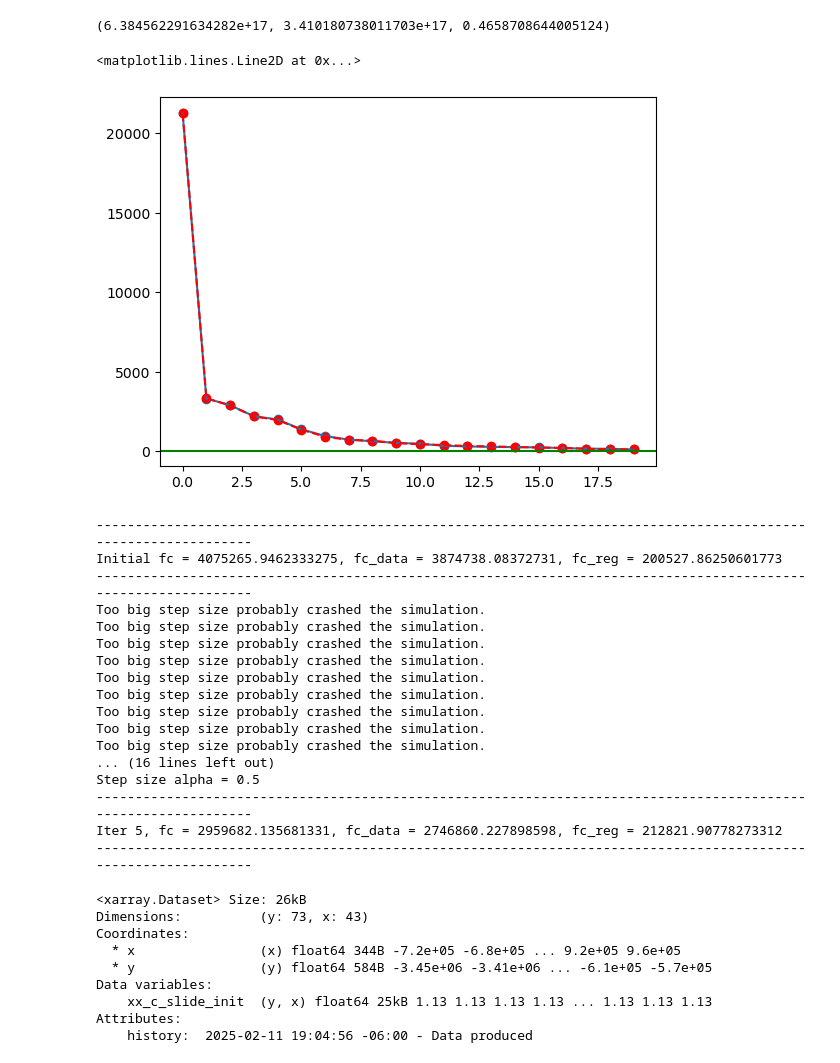
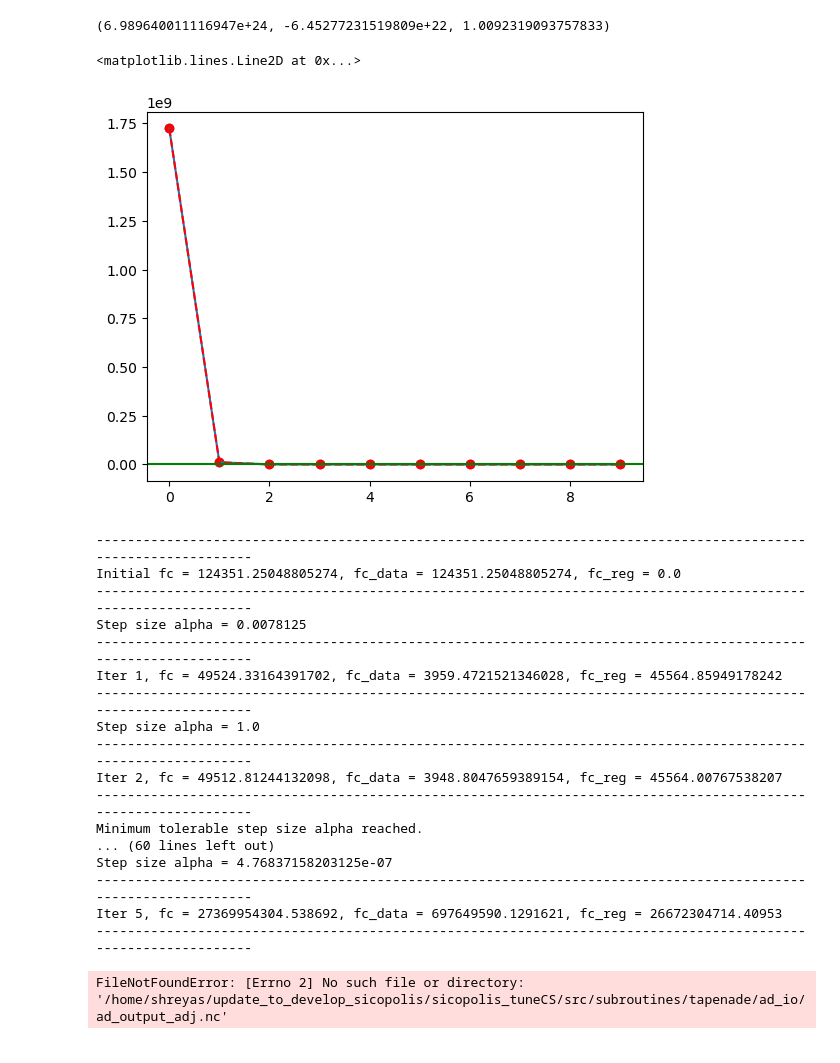
Before and after one commit to Shreyas911/pySICOPOLIS, a Jupyter notebook: examples/jupyter_notebooks/optim_tuneCS.ipynb, the cells around one changed output. Cells and saved outputs as stored; diff of their text form; code cells hidden in the pictures.

Commit message:
Adding vs_uncert uncertainty field in tuneCS.

```diff
--- a/examples/jupyter_notebooks/optim_tuneCS.ipynb
+++ b/examples/jupyter_notebooks/optim_tuneCS.ipynb
@@ -11,6 +11,7 @@ sys.path.append('/home/shreyas/pySICOPOLIS/src')
 from pySICOPOLIS import *
 # %%
 surfvel_data_40kms = xr.open_dataset("/scratch2/shreyas/GrIS_paleo_data/surfvel_data_40kms.nc")
+vs_uncert_data = surfvel_data_40kms["vs_uncert"].data
 # %%
 sicopolis_dir = '/home/shreyas/update_to_develop_sicopolis/sicopolis_tuneCS'
 simulation = 'grl40_bm5_paleo17a_nudged_CT4_BH0_SVC_m21ka_pkp'
@@ -54,13 +55,13 @@ dict_params_coords = {"time_ad": time_ad,
                "x": xModel40}
 dict_params_attrs_type = {"xx_c_slide_init": "nodiff"}
 dict_params_fields_or_scalars = {"xx_c_slide_init": "field"}
-dict_masks_observables = {"vs": None}
+dict_masks_observables = {"vs": vs_uncert_data**(-2)}
 
-prior_alpha = 1.0
+prior_alpha = 10000.0
 prior_delta_z_scaler = 1.0
 dict_prior_sigmas = {"xx_c_slide_init": None}
-dict_prior_gammas = {"xx_c_slide_init": 10000.0}
-dict_prior_deltas = {"xx_c_slide_init": 10.0}
+dict_prior_gammas = {"xx_c_slide_init": 1.0}
+dict_prior_deltas = {"xx_c_slide_init": 0.000001}
 # %%
 DA = optim_new.DataAssimilation(sicopolis_dir, simulation,
                                 dict_sico_out_folder_prefixes, dict_ad_exec_cmds_suffixes,
@@ -284,22 +285,22 @@ Attributes:
 # %%
-sigma_B_squared, sigma_P_squared, delta_sigma_qoi_squared = DA.forward_uq_propagation(10, 10)
+sigma_B_squared, sigma_P_squared, delta_sigma_qoi_squared = DA.forward_uq_propagation(5, 5)
 sigma_B_squared, sigma_P_squared, delta_sigma_qoi_squared
 # %% [output]
-(6.384562291634282e+17, 3.410180738011703e+17, 0.4658708644005124)
+(6.989640011116947e+24, -6.45277231519809e+22, 1.0092319093757833)
 # %%
-U_misfit, Lambda_misfit = DA.revd(10, 10, mode = "misfit_prior_precond")
-U_full, Lambda_full = DA.revd(10, 10, mode = "full_prior_precond")
+U_misfit, Lambda_misfit = DA.revd(5, 5, mode = "misfit_prior_precond")
+U_full, Lambda_full = DA.revd(5, 5, mode = "full_prior_precond")
 
 plt.scatter(np.arange(Lambda_misfit.shape[0]), np.sort(Lambda_misfit)[::-1])
 plt.plot(np.sort(Lambda_misfit)[::-1])
 
 plt.scatter(np.arange(Lambda_full.shape[0]), np.sort(Lambda_full)[::-1], color = "red")
 plt.plot(np.sort(Lambda_full)[::-1], "r--")
 
 plt.axhline(1, color = "green")
 # %% [output]
 <matplotlib.lines.Line2D at 0x...>
-[figure, old version]
+[figure, new version]
 # %%
 DA = optim_new.DataAssimilation(sicopolis_dir, simulation,
                                 dict_sico_out_folder_prefixes, dict_ad_exec_cmds_suffixes,
@@ -312,28 +313,20 @@ DA = optim_new.DataAssimilation(sicopolis_dir, simulation,
 DA.l_bfgs(5, 3)
 # %% [output]
 ---------------------------------------------------------------------------------------------------------------
-Initial fc = 4075265.9462333275, fc_data = 3874738.08372731, fc_reg = 200527.86250601773
+Initial fc = 124351.25048805274, fc_data = 124351.25048805274, fc_reg = 0.0
 ---------------------------------------------------------------------------------------------------------------
-Too big step size probably crashed the simulation.
-Too big step size probably crashed the simulation.
-Too big step size probably crashed the simulation.
-Too big step size probably crashed the simulation.
-Too big step size probably crashed the simulation.
-Too big step size probably crashed the simulation.
-Too big step size probably crashed the simulation.
-Too big step size probably crashed the simulation.
-Too big step size probably crashed the simulation.
-... (16 lines left out)
-Step size alpha = 0.5
+Step size alpha = 0.0078125
 ---------------------------------------------------------------------------------------------------------------
-Iter 5, fc = 2959682.135681331, fc_data = 2746860.227898598, fc_reg = 212821.90778273312
+Iter 1, fc = 49524.33164391702, fc_data = 3959.4721521346028, fc_reg = 45564.85949178242
 ---------------------------------------------------------------------------------------------------------------
+Step size alpha = 1.0
+---------------------------------------------------------------------------------------------------------------
+Iter 2, fc = 49512.81244132098, fc_data = 3948.8047659389154, fc_reg = 45564.00767538207
+---------------------------------------------------------------------------------------------------------------
+Minimum tolerable step size alpha reached.
+... (60 lines left out)
+Step size alpha = 4.76837158203125e-07
+---------------------------------------------------------------------------------------------------------------
+Iter 5, fc = 27369954304.538692, fc_data = 697649590.1291621, fc_reg = 26672304714.40953
+---------------------------------------------------------------------------------------------------------------
-<xarray.Dataset> Size: 26kB
-Dimensions:          (y: 73, x: 43)
-Coordinates:
-  * x                (x) float64 344B -7.2e+05 -6.8e+05 ... 9.2e+05 9.6e+05
-  * y                (y) float64 584B -3.45e+06 -3.41e+06 ... -6.1e+05 -5.7e+05
-Data variables:
-    xx_c_slide_init  (y, x) float64 25kB 1.13 1.13 1.13 1.13 ... 1.13 1.13 1.13
-Attributes:
-    history:  2025-02-11 19:04:56 -06:00 - Data produced
+FileNotFoundError: [Errno 2] No such file or directory: '/home/shreyas/update_to_develop_sicopolis/sicopolis_tuneCS/src/subroutines/tapenade/ad_io/ad_output_adj.nc'
```
Also changed, not shown: parts of 9 cells of this notebook.
